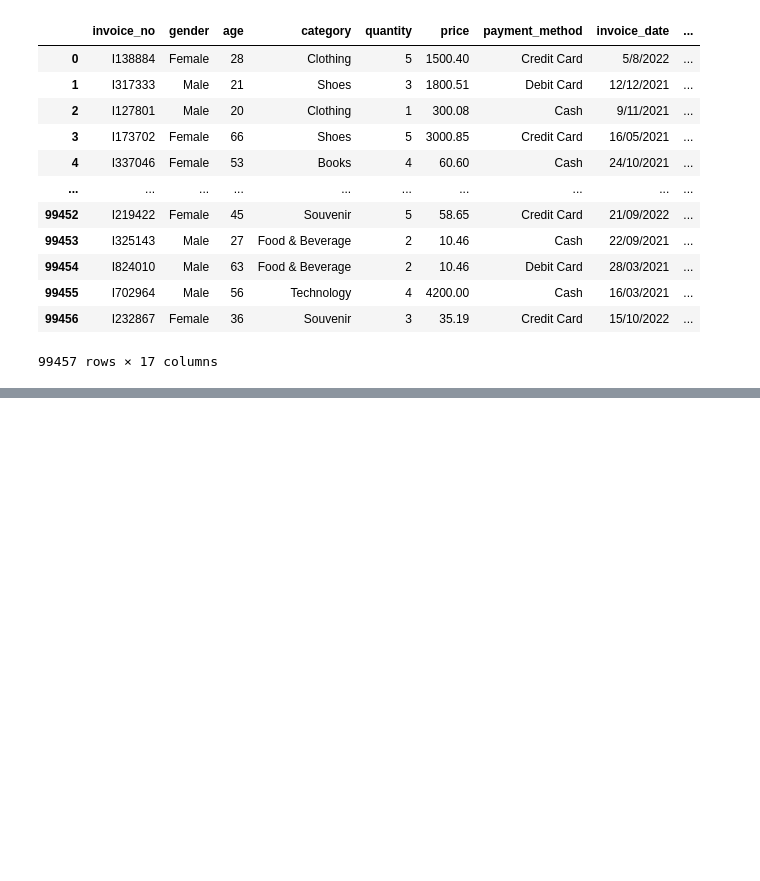
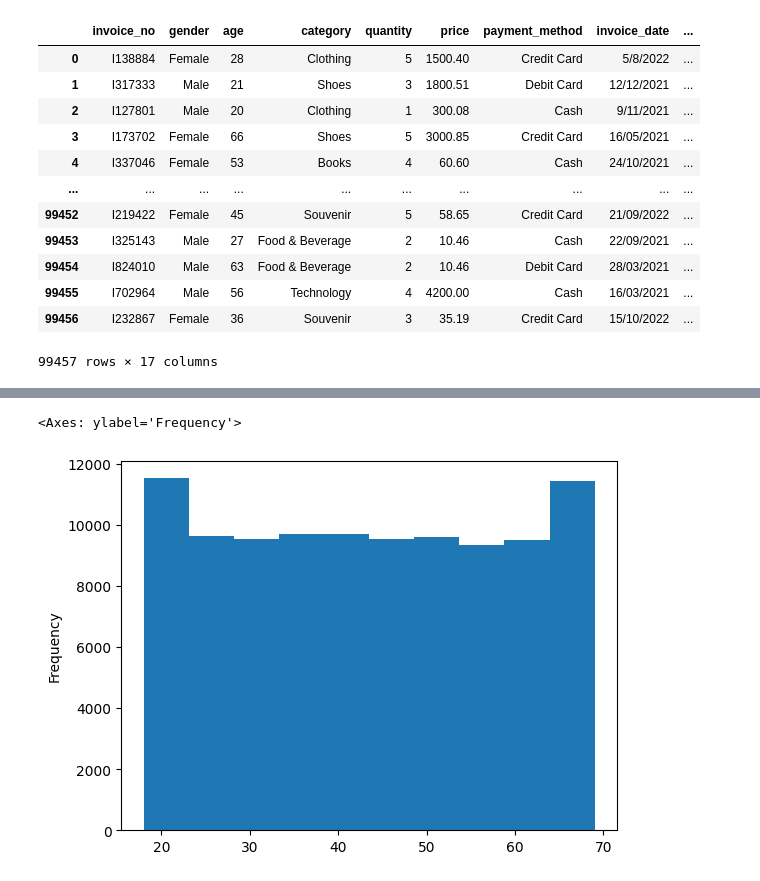
Before and after one commit to Ahmedtronic/WE-AI-Training, a Jupyter notebook: WE_pandas.ipynb, the cells around one changed output, grey strips where cells are left out. Saved outputs shown, nothing was run; the diff lists cells and outputs as text; code cells hidden in the pictures; blank space fills up the shorter version.

```diff
--- a/WE_pandas.ipynb
+++ b/WE_pandas.ipynb
@@ -1143,0 +1447,5 @@ updated_data
+# %%
+data.age.plot.hist()
+# %% [output]
+<Axes: ylabel='Frequency'>
+[figure, added]
```
Also changed, not shown: parts of 134 cells of this notebook, 4 other files.
